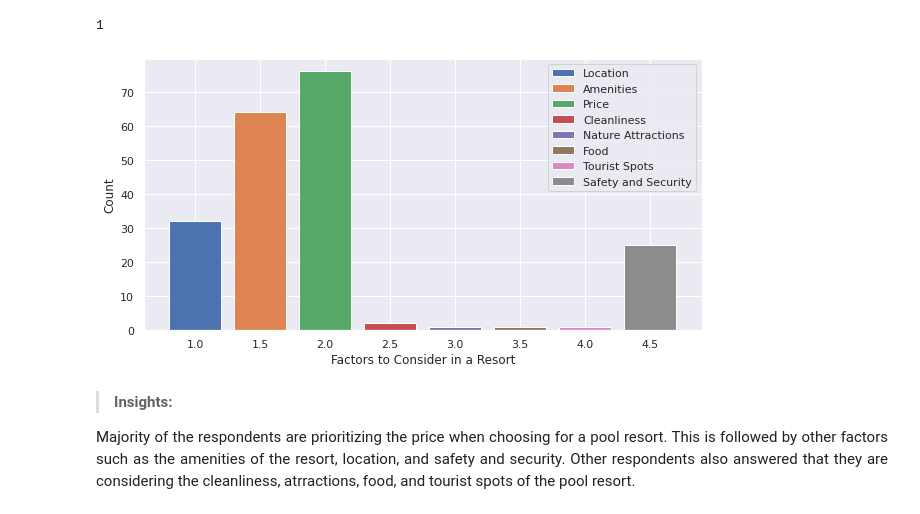
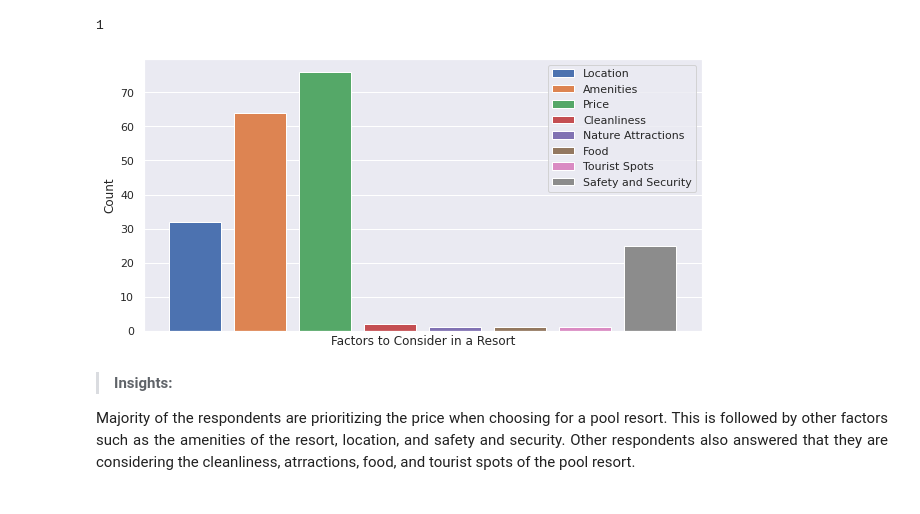
Before and after one commit to TiffanyHizon/-58022---CpE-AIDA-Lab, a Jupyter notebook: Data Analysis/58022_Data_Analysis_Buh_AI.ipynb, the cells around one changed output. Saved outputs shown, nothing was run; the diff lists cells and outputs as text; code cells hidden in the pictures.

```diff
--- a/Data Analysis/58022_Data_Analysis_Buh_AI.ipynb
+++ b/Data Analysis/58022_Data_Analysis_Buh_AI.ipynb
@@ -400,34 +401,35 @@ x_clean =['Cleanliness']
 x_clean = np.arange(len(x_clean))
 
 x_nature =['Nature Attractions']
 x_nature = np.arange(len(x_nature))
 
 x_food =['Food']
 x_food = np.arange(len(x_food))
 
 x_tourist =['Tourist Spots']
 x_tourist = np.arange(len(x_tourist))
 
 plt.bar(x_loc + 1, loc_sum, 0.4, label='Location')
 plt.bar(x_amenities + 1.5, amenities_sum, 0.4, label='Amenities')
 plt.bar(x_price + 2, price_sum, 0.4, label='Price')
 plt.bar(x_clean + 2.5, clean_sum, 0.4, label='Cleanliness')
 plt.bar(x_nature + 3, nature_sum, 0.4, label='Nature Attractions')
 plt.bar(x_food + 3.5, food_sum, 0.4, label='Food')
 plt.bar(x_tourist + 4, tourist_sum, 0.4, label='Tourist Spots')
 plt.bar(x_safety + 4.5, safety_sum, 0.4, label='Safety and Security')
 
 plt.xlabel('Factors to Consider in a Resort')
 plt.ylabel('Count')
 
 fig = plt.gcf()
 fig.set_size_inches(10, 5)
 
+plt.xticks([])
 plt.legend()
 plt.savefig('Q2.png', dpi=300)
 plt.show()
 # %% [output]
-[figure, old version]
+[figure, new version]
 # %% [markdown]
 >**Insights:**<br>
 <p align = Justify>Majority of the respondents are prioritizing the price when choosing for a pool resort. This is followed by other factors such as the amenities of the resort, location, and safety and security. Other respondents also answered that they are considering the cleanliness, atrractions, food, and tourist spots of the pool resort.  </p>
```
Also changed, not shown: parts of 10 cells of this notebook.
